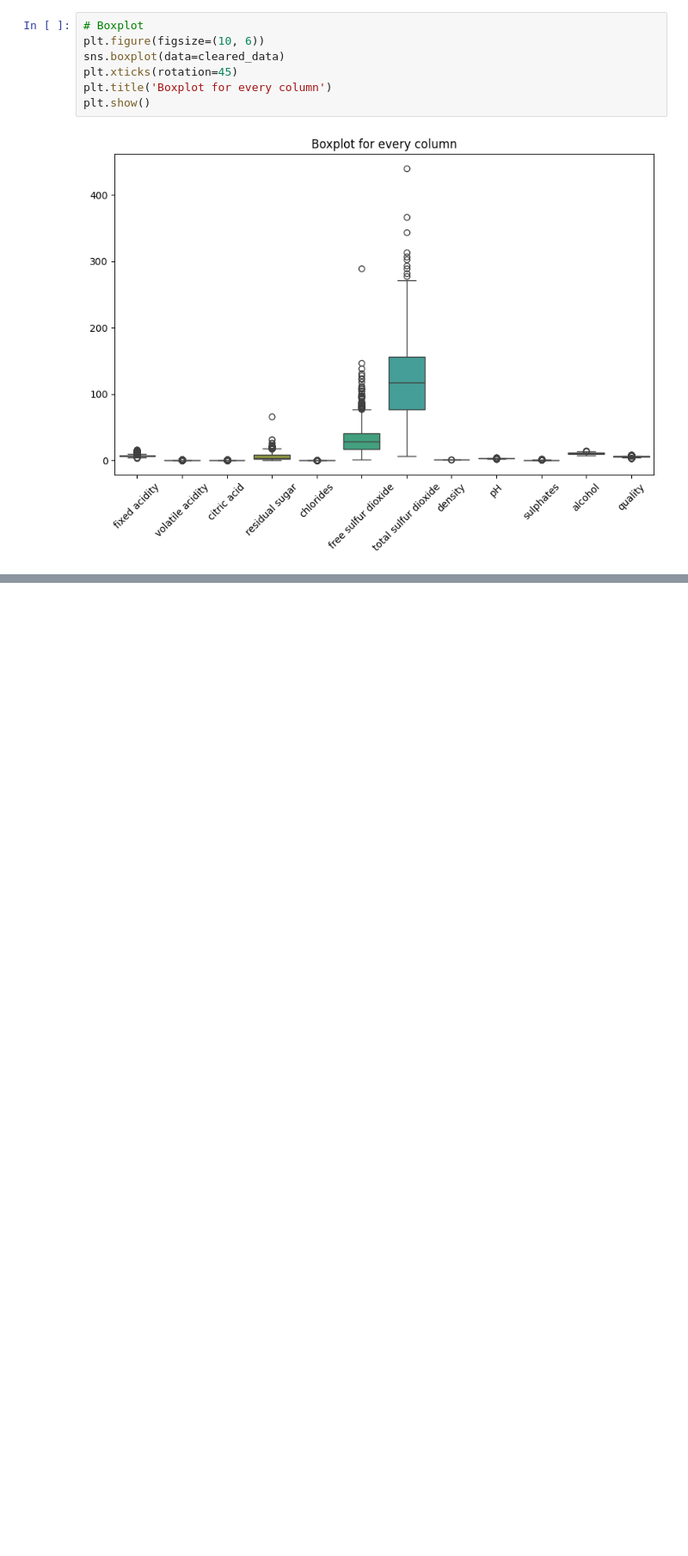
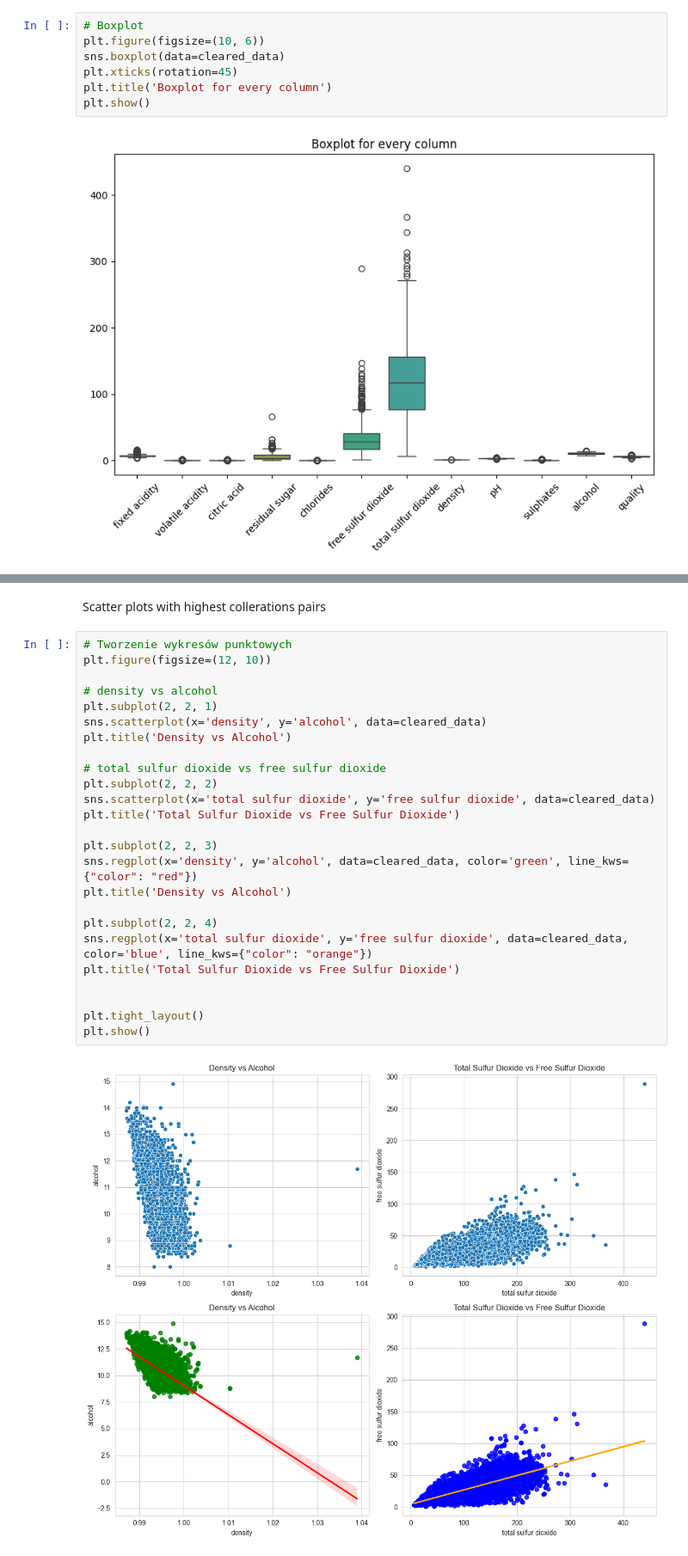
Before and after one commit to javali6/Wine-Quality-EAD, a Jupyter notebook: main.ipynb, the cells around one changed output, grey strips where cells are left out. Shown at 86% size. Drawn from its saved outputs; the diff is of its cells as text; blank space fills up the shorter version.

```diff
--- a/main.ipynb
+++ b/main.ipynb
@@ -211,0 +204,29 @@ plt.show()
+# %% [markdown]
+Scatter plots with highest collerations pairs
+# %%
+# Tworzenie wykresów punktowych
+plt.figure(figsize=(12, 10))
+
+# density vs alcohol
+plt.subplot(2, 2, 1)
+sns.scatterplot(x='density', y='alcohol', data=cleared_data)
+plt.title('Density vs Alcohol')
+
+# total sulfur dioxide vs free sulfur dioxide
+plt.subplot(2, 2, 2)
+sns.scatterplot(x='total sulfur dioxide', y='free sulfur dioxide', data=cleared_data)
+plt.title('Total Sulfur Dioxide vs Free Sulfur Dioxide')
+
+plt.subplot(2, 2, 3)
+sns.regplot(x='density', y='alcohol', data=cleared_data, color='green', line_kws={"color": "red"})
+plt.title('Density vs Alcohol')
+
+plt.subplot(2, 2, 4)
+sns.regplot(x='total sulfur dioxide', y='free sulfur dioxide', data=cleared_data, color='blue', line_kws={"color": "orange"})
+plt.title('Total Sulfur Dioxide vs Free Sulfur Dioxide')
+
+
+plt.tight_layout()
+plt.show()
+# %% [output]
+[figure, added]
```
Also changed, not shown: parts of 5 cells of this notebook.
